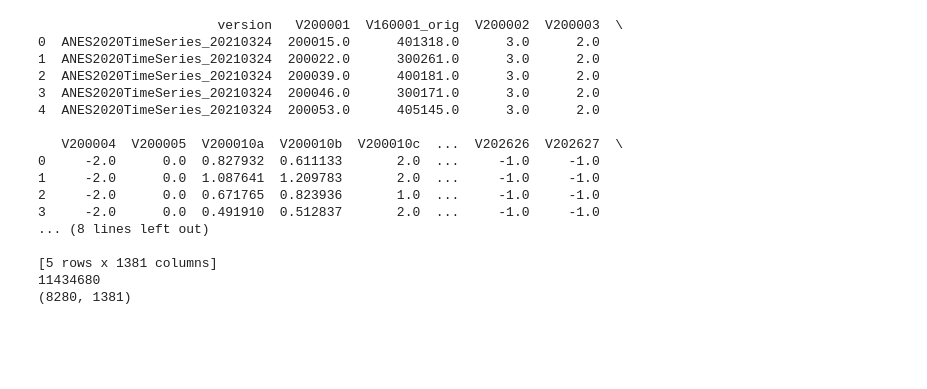
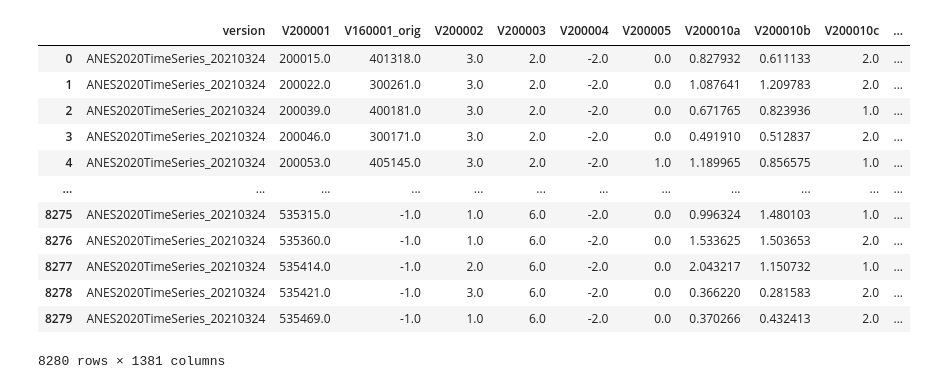
Before and after one commit to mangelicasa/team-16, a Jupyter notebook: dat1.ipynb, the cells around one changed output. Cells and saved outputs as stored; diff of their text form; code cells hidden in the pictures; blank space fills up the shorter version.

```diff
--- a/dat1.ipynb
+++ b/dat1.ipynb
@@ -1,29 +1,23 @@
 # %%
 #!pip install pyreadstat
 import pyreadstat
 import pandas as pd
 
 df_path = "anes_timeseries_2020_stata_20210324.dta"
 
 df, meta = pyreadstat.read_dta(df_path)
-print(df.head())
-print(df.size)
-print(df.shape)
+display(df)
 # %% [output]
+|  | version | V200001 | V160001_orig | V200002 | V200003 | V200004 | V200005 | V200010a | V200010b | V200010c | ... |
+| 0 | ANES2020TimeSeries_20210324 | 200015.0 | 401318.0 | 3.0 | 2.0 | -2.0 | 0.0 | 0.827932 | 0.611133 | 2.0 | ... |
+| 1 | ANES2020TimeSeries_20210324 | 200022.0 | 300261.0 | 3.0 | 2.0 | -2.0 | 0.0 | 1.087641 | 1.209783 | 2.0 | ... |
+| 2 | ANES2020TimeSeries_20210324 | 200039.0 | 400181.0 | 3.0 | 2.0 | -2.0 | 0.0 | 0.671765 | 0.823936 | 1.0 | ... |
+| 3 | ANES2020TimeSeries_20210324 | 200046.0 | 300171.0 | 3.0 | 2.0 | -2.0 | 0.0 | 0.491910 | 0.512837 | 2.0 | ... |
+| 4 | ANES2020TimeSeries_20210324 | 200053.0 | 405145.0 | 3.0 | 2.0 | -2.0 | 1.0 | 1.189965 | 0.856575 | 1.0 | ... |
+| ... | ... | ... | ... | ... | ... | ... | ... | ... | ... | ... | ... |
+| 8275 | ANES2020TimeSeries_20210324 | 535315.0 | -1.0 | 1.0 | 6.0 | -2.0 | 0.0 | 0.996324 | 1.480103 | 1.0 | ... |
+| 8276 | ANES2020TimeSeries_20210324 | 535360.0 | -1.0 | 1.0 | 6.0 | -2.0 | 0.0 | 1.533625 | 1.503653 | 2.0 | ... |
+| 8277 | ANES2020TimeSeries_20210324 | 535414.0 | -1.0 | 2.0 | 6.0 | -2.0 | 0.0 | 2.043217 | 1.150732 | 1.0 | ... |
+| 8278 | ANES2020TimeSeries_20210324 | 535421.0 | -1.0 | 3.0 | 6.0 | -2.0 | 0.0 | 0.366220 | 0.281583 | 2.0 | ... |
+| 8279 | ANES2020TimeSeries_20210324 | 535469.0 | -1.0 | 1.0 | 6.0 | -2.0 | 0.0 | 0.370266 | 0.432413 | 2.0 | ... |
-                       version   V200001  V160001_orig  V200002  V200003  \
-0  ANES2020TimeSeries_20210324  200015.0      401318.0      3.0      2.0
-1  ANES2020TimeSeries_20210324  200022.0      300261.0      3.0      2.0
-2  ANES2020TimeSeries_20210324  200039.0      400181.0      3.0      2.0
-3  ANES2020TimeSeries_20210324  200046.0      300171.0      3.0      2.0
-4  ANES2020TimeSeries_20210324  200053.0      405145.0      3.0      2.0
-
-   V200004  V200005  V200010a  V200010b  V200010c  ...  V202626  V202627  \
-0     -2.0      0.0  0.827932  0.611133       2.0  ...     -1.0     -1.0
-1     -2.0      0.0  1.087641  1.209783       2.0  ...     -1.0     -1.0
-2     -2.0      0.0  0.671765  0.823936       1.0  ...     -1.0     -1.0
-3     -2.0      0.0  0.491910  0.512837       2.0  ...     -1.0     -1.0
-... (8 lines left out)
-
-[5 rows x 1381 columns]
-11434680
-(8280, 1381)
+8280 rows × 1381 columns
```
Also changed, not shown: parts of 6 cells of this notebook.
